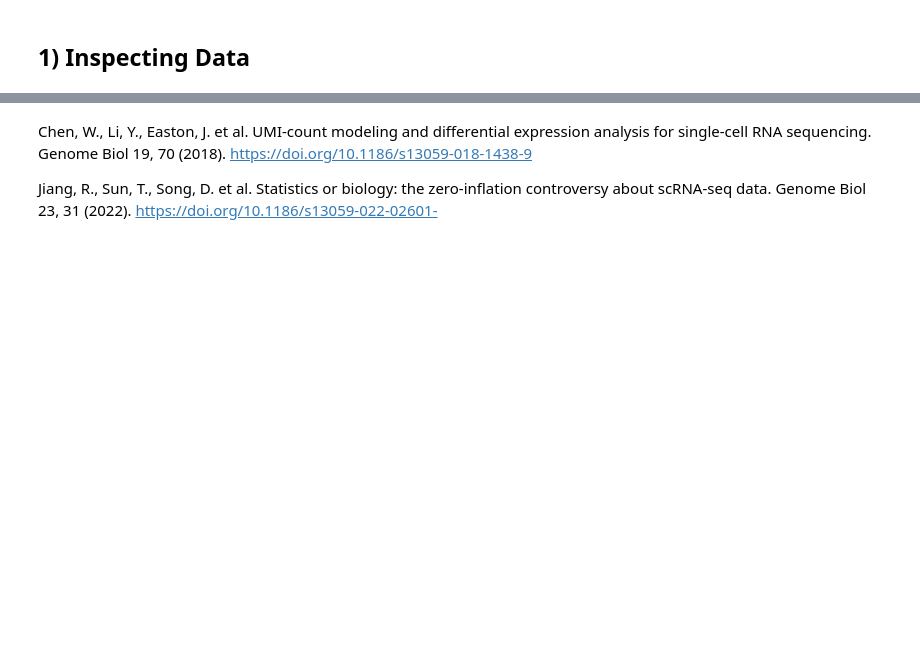
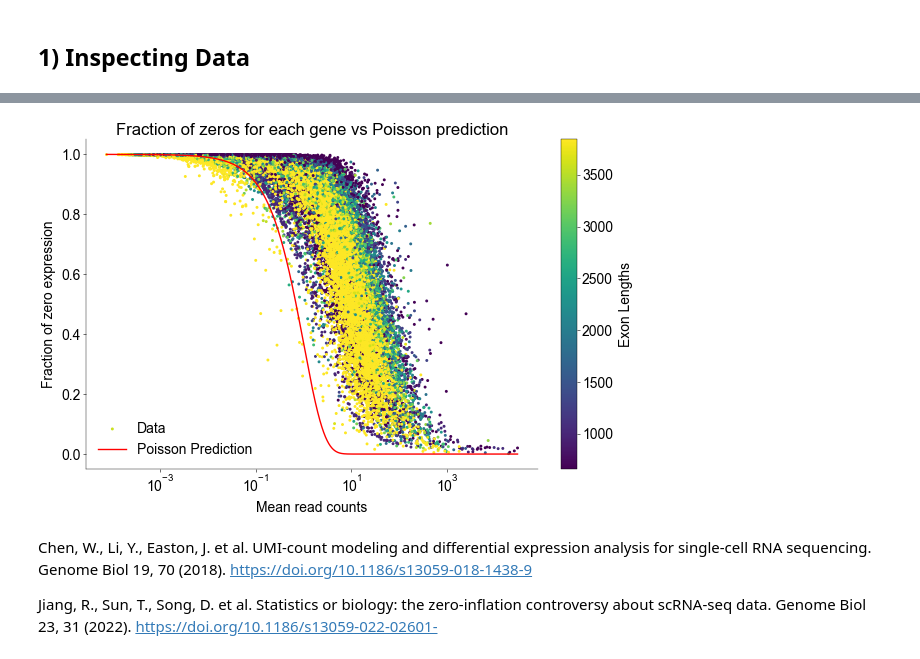
Before and after one commit to dtc103/neural-data-science-project, a Jupyter notebook: notebooks/practical03.ipynb, the cells around one changed output, grey strips where cells are left out. Cells and saved outputs as stored; diff of their text form; code cells hidden in the pictures; blank space fills up the shorter version.

```diff
--- a/notebooks/practical03.ipynb
+++ b/notebooks/practical03.ipynb
@@ -300,3 +281,16 @@ ax.set_xscale("log")
+# %%
+avg_counts_corrected = avg_counts / (exonLengths * 1e-3)
+
+plots.plot_zero_fraction(
+    avg_counts_corrected,
+    zero_fraction,
+    cmap="viridis",
+    c=exonLengths,
+    vmin=exonLengths.quantile(0.25),
+    vmax=exonLengths.quantile(0.75),
+)
+# %% [output]
+[figure, added]
 # %% [markdown]
 Chen, W., Li, Y., Easton, J. et al. UMI-count modeling and differential expression analysis for single-cell RNA sequencing. Genome Biol 19, 70 (2018). https://doi.org/10.1186/s13059-018-1438-9
 
```
Also changed, not shown: parts of 28 cells of this notebook, 2 other files.
